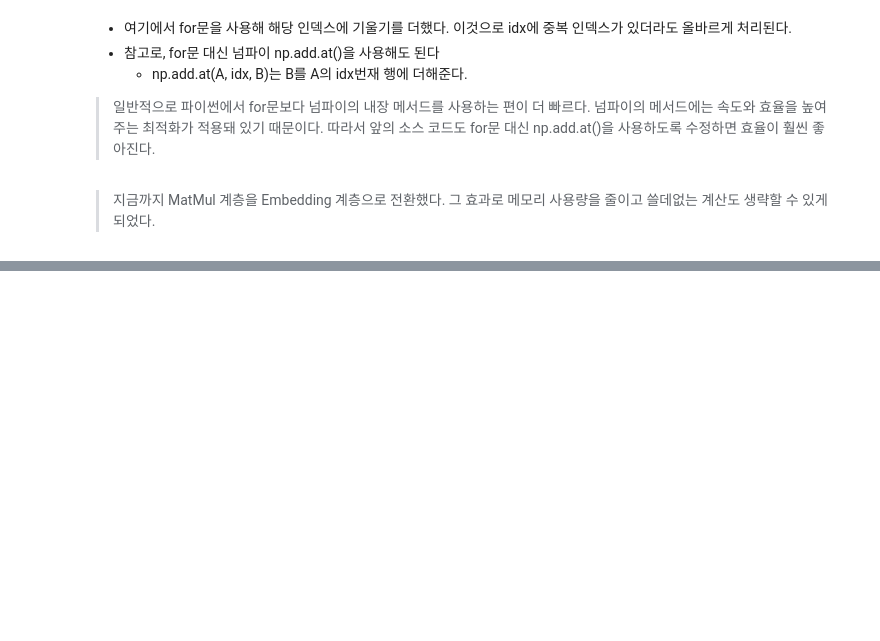
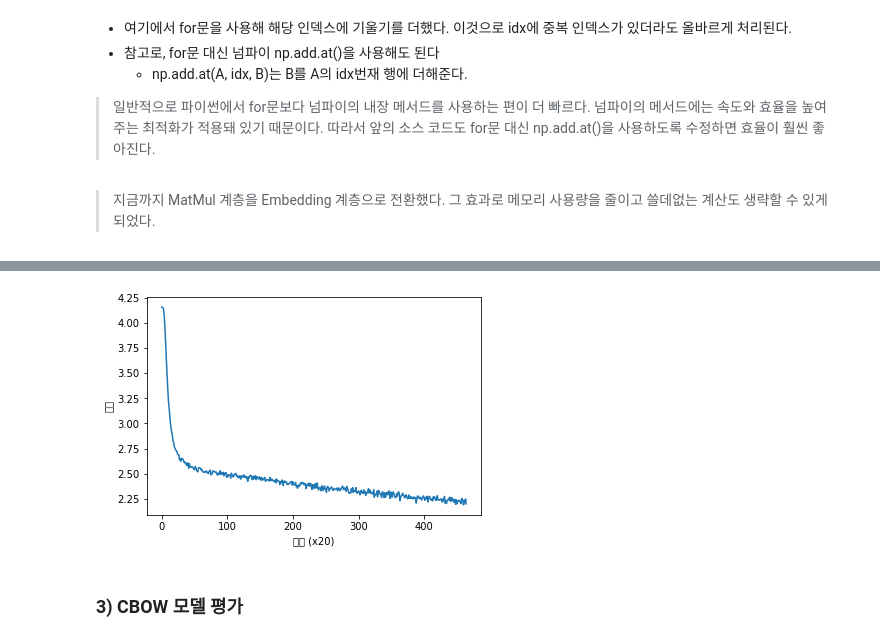
Before and after one commit to jx-dohwan/-Deep_Learning_from_Scratch_2_study, a Jupyter notebook: CH4_Word2vec속도개선.ipynb, the cells around one changed output, grey strips where cells are left out. Drawn from its saved outputs; the diff is of its cells as text; code cells hidden in the pictures; blank space fills up the shorter version.

```diff
--- a/CH4_Word2vec속도개선.ipynb
+++ b/CH4_Word2vec속도개선.ipynb
@@ -108,0 +204,5 @@ def backward(self, dout):
+# %%
+p = [0.7, 0.29, 0.01]
+new_p = np.power(p,0.75)
+new_p /= np.sum(new_p)
+print(new_p)
@@ -108,0 +251,9 @@ def backward(self, dout):
+# %%
+corpus = np.array([0, 1, 2, 3, 4, 1, 2, 3])
+power = 0.75
+sample_size = 2
+
+sampler = UnigramSampler(corpus, power, sample_size)
+target = np.array([1, 3, 0])
+negative_sample = sampler.get_negative_sample(target)
+print(negative_sample)
@@ -108,0 +365,51 @@ def backward(self, dout):
+# %%
+import sys
+sys.path.append('/content/drive/MyDrive/인공지능/밑시딥2/')
+import numpy as np
+from common import config
+# config.GPU = True
+import pickle
+from common.trainer import Trainer
+from common.optimizer import Adam
+from cbow2 import CBOW
+from skip_gram2 import SkipGram
+from common.util import create_contexts_target, to_cpu, to_gpu
+from dataset import ptb
+
+
+# 하이퍼파라미터 설정
+window_size = 5
+hidden_size = 100
+batch_size = 100
+max_epoch = 1
+
+# 데이터 읽기
+corpus, word_to_id, id_to_word = ptb.load_data('train')
+vocab_size = len(word_to_id)
+
+contexts, target = create_contexts_target(corpus, window_size)
+if config.GPU:
+    contexts, target = to_gpu(contexts), to_gpu(target)
+
+# 모델 등 생성
+model = CBOW(vocab_size, hidden_size, window_size, corpus)
+#model = SkipGram(vocab_size, hidden_size, window_size, corpus)
+optimizer = Adam()
+trainer = Trainer(model, optimizer)
+
+# 학습 시작
+trainer.fit(contexts, target, max_epoch, batch_size)
+trainer.plot()
+
+# 나중에 사용할 수 있도록 필요한 데이터 저장
+word_vecs = model.word_vecs
+if config.GPU:
+    word_vecs = to_cpu(word_vecs)
+params = {}
+params['word_vecs'] = word_vecs.astype(np.float16)
+params['word_to_id'] = word_to_id
+params['id_to_word'] = id_to_word
+pkl_file = 'cbow_params.pkl'  # or 'skipgram_params.pkl'
+with open(pkl_file, 'wb') as f:
+    pickle.dump(params, f, -1)
+# %% [output]
@@ -108,0 +433,3 @@ def backward(self, dout):
+[figure, added]
+# %% [markdown]
+### 3) CBOW 모델 평가
```
Also changed, not shown: parts of 35 cells of this notebook.
